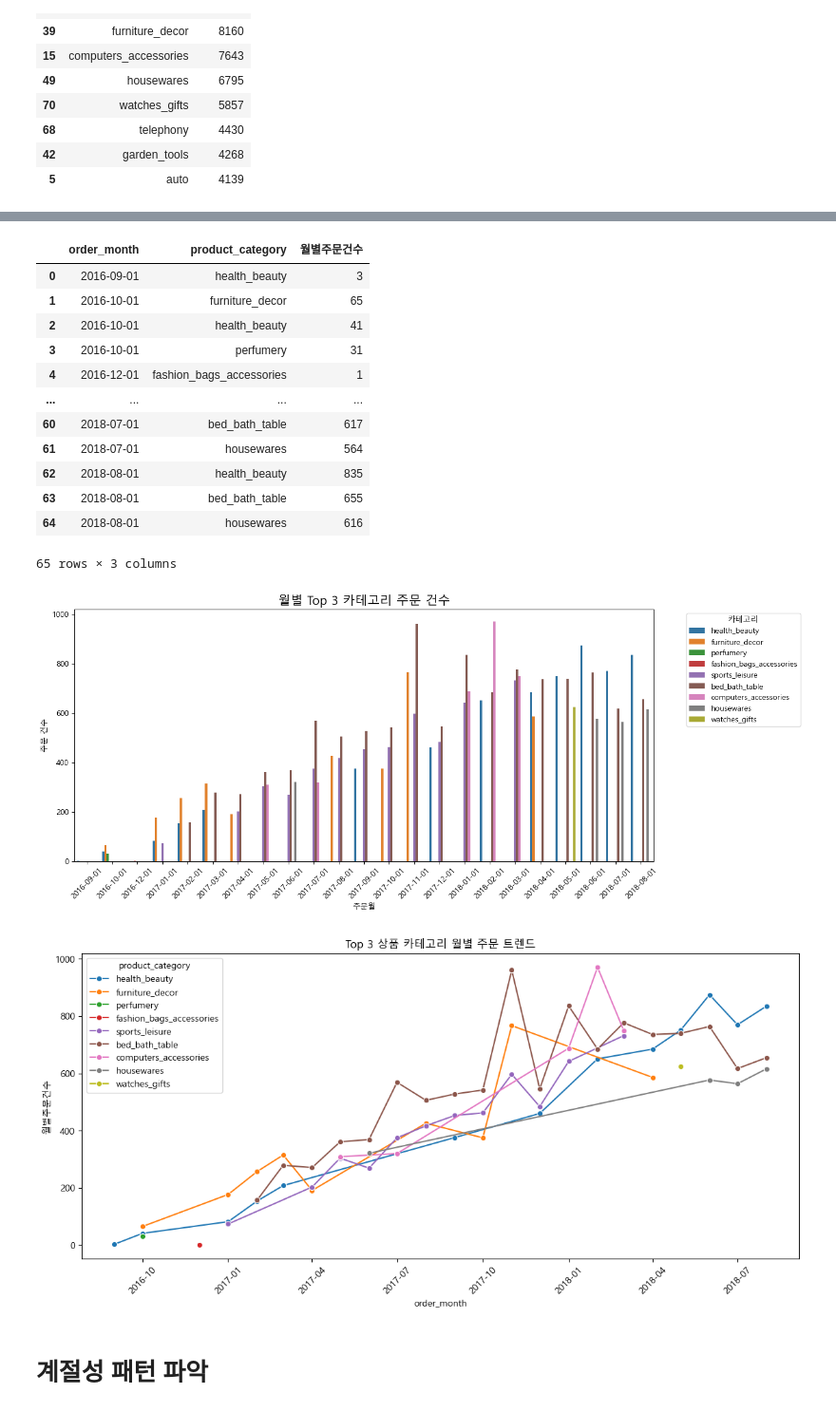
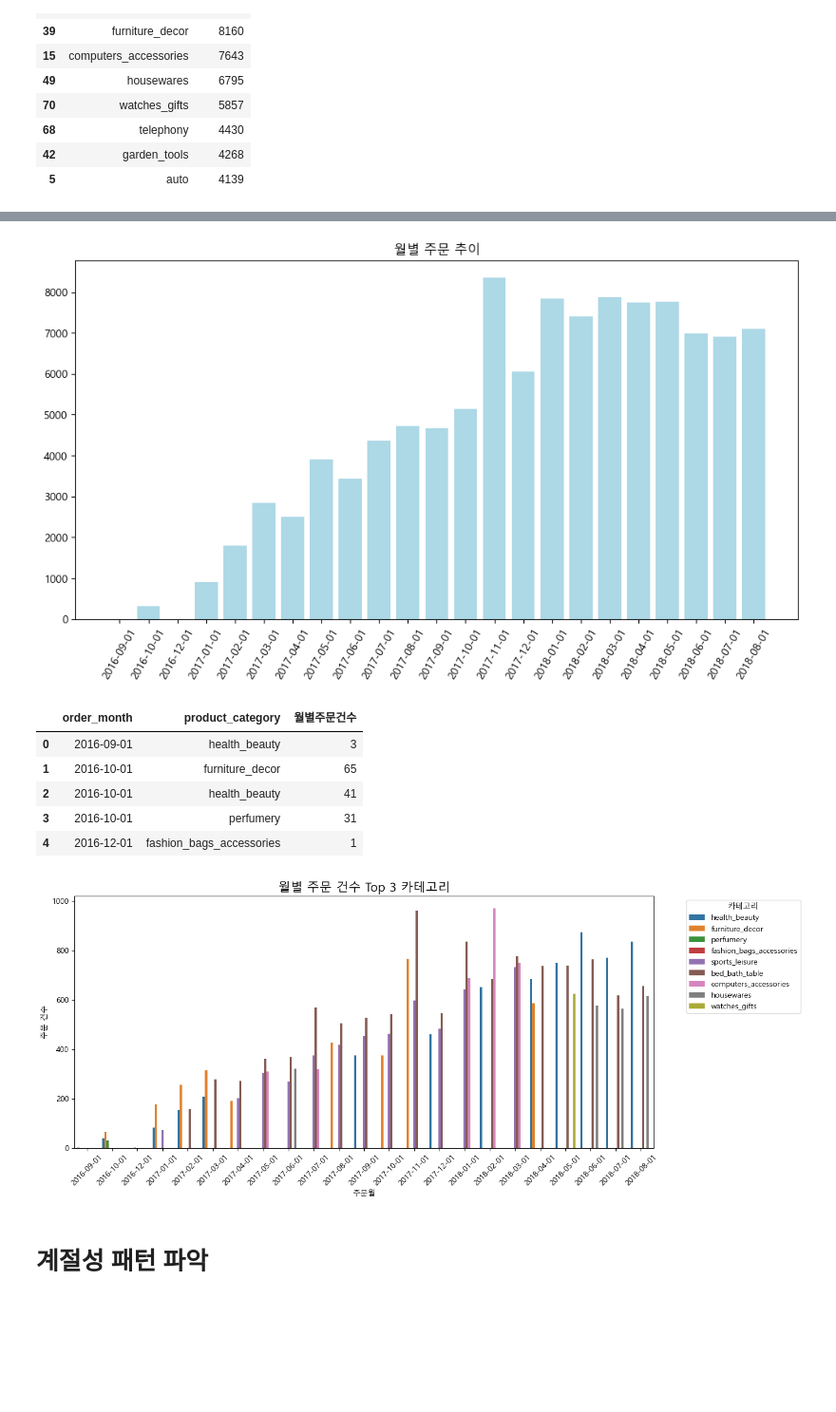
Before and after one commit to hayden-71/pjt-ecommerce-data-analysis, a Jupyter notebook: 3카테고리.ipynb, the cells around one changed output, grey strips where cells are left out. Shown: that part at 95% size. Saved outputs shown, nothing was run; the diff lists cells and outputs as text; code cells hidden in the pictures; blank space fills up the shorter version.

Commit message:
카테고리 분석

```diff
--- a/3카테고리.ipynb
+++ b/3카테고리.ipynb
@@ -105,14 +105,25 @@ success_full_orders['order_month'] = success_full_orders['order_purchase_timesta
 monthly_category_trend = success_full_orders.groupby(['order_month','product_category'])['order_id'].count().reset_index()
 monthly_category_trend.rename(columns={'order_id':'월별주문건수'}, inplace=True)
 monthly_category_trend.groupby('order_month')
-display(monthly_category_trend.head(10))
-
+display(monthly_category_trend.head())
 
 # order_month를 datetime으로 변환!!!!!!!!!!!!!!!
 monthly_category_trend['order_month'] = monthly_category_trend['order_month'].dt.to_timestamp()
 
 
-# 월별로 topN개 뽑기
+# 월별 주문 추이 막대그래프
+monthly_total = monthly_category_trend.groupby('order_month')['월별주문건수'].sum().reset_index()
+
+plt.figure(figsize=(12,6))
+plt.bar(monthly_total['order_month'].astype(str), monthly_total['월별주문건수'], color='lightblue')
+plt.xticks(rotation=60)
+plt.title('월별 주문 추이')
+plt.show()
+
+
+
+
+# 월별 주문건수 topN개 뽑기
 N = 3
 monthly_topN = (monthly_category_trend
     .sort_values(['order_month', '월별주문건수'], ascending=[True, False])
@@ -120,10 +131,10 @@ monthly_topN = (monthly_category_trend
     .head(N)
     .reset_index(drop=True)
 )
-display(monthly_topN)
+display(monthly_topN.head())
 
 
-# 월별 top3 시각화....? 좀 이상한디...
+# 월별 top3 시각화
 plt.figure(figsize=(14,6))
 sns.barplot(
     data=monthly_topN,
@@ -132,29 +143,13 @@ sns.barplot(
     hue='product_category'
 )
 
-plt.title('월별 Top 3 카테고리 주문 건수', fontsize=16)
+plt.title('월별 주문 건수 Top 3 카테고리', fontsize=16)
 plt.xlabel('주문월')
 plt.ylabel('주문 건수')
 plt.legend(title='카테고리', bbox_to_anchor=(1.05, 1), loc='upper left')
 plt.xticks(rotation=45)
 plt.tight_layout()
 plt.show()
-
-
-
-# 시각화
-import matplotlib.pyplot as plt
-import seaborn as sns
-
-plt.figure(figsize=(14,6))
-sns.lineplot(data=monthly_topN,
-             x='order_month',
-             y='월별주문건수',
-             hue='product_category',
-             marker='o')
-plt.title('Top 3 상품 카테고리 월별 주문 트렌드')
-plt.xticks(rotation=45)
-plt.show()
 # %% [output]
 |  | order_month | product_category | 월별주문건수 |
 | 0 | 2016-09 | health_beauty | 3 |
@@ -170,17 +160,10 @@ plt.show()
+[figure, new version]
 |  | order_month | product_category | 월별주문건수 |
 | 0 | 2016-09-01 | health_beauty | 3 |
 | 1 | 2016-10-01 | furniture_decor | 65 |
 | 2 | 2016-10-01 | health_beauty | 41 |
 | 3 | 2016-10-01 | perfumery | 31 |
 | 4 | 2016-12-01 | fashion_bags_accessories | 1 |
-| ... | ... | ... | ... |
-| 60 | 2018-07-01 | bed_bath_table | 617 |
-| 61 | 2018-07-01 | housewares | 564 |
-| 62 | 2018-08-01 | health_beauty | 835 |
-| 63 | 2018-08-01 | bed_bath_table | 655 |
-| 64 | 2018-08-01 | housewares | 616 |
-65 rows × 3 columns
-[figure, old version]
-[figure, old version]
+[figure, new version]
 # %% [markdown]
 # 계절성 패턴 파악
```
Also changed, not shown: parts of 11 cells of this notebook, 2 other files.
